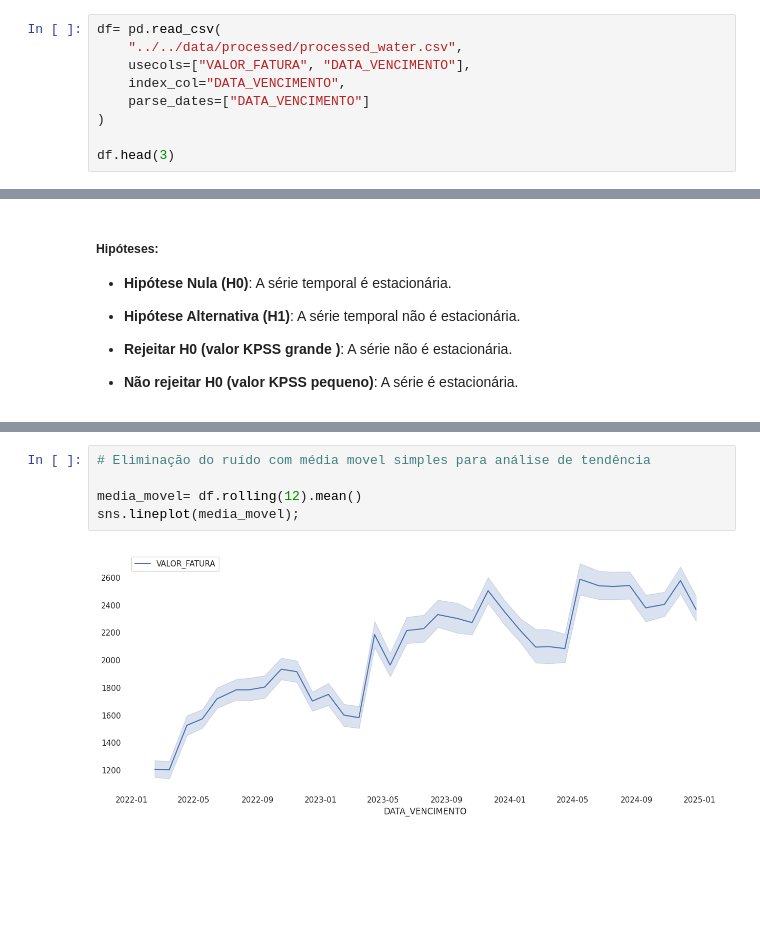
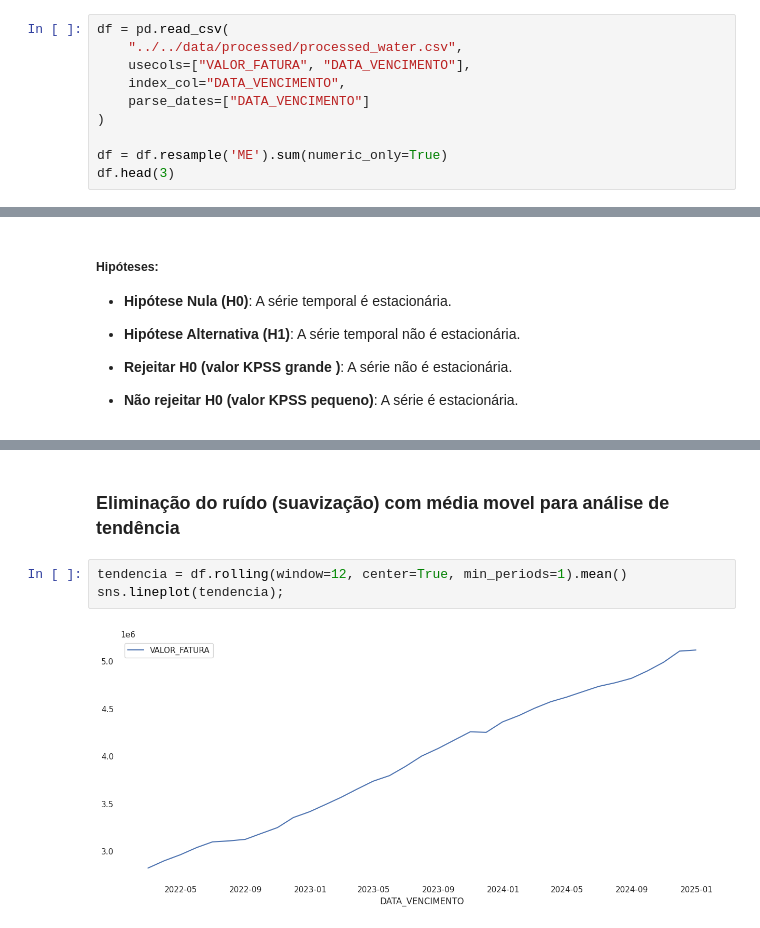
Before and after one commit to redsonlopez/forecast_water, a Jupyter notebook: notebooks/models/forecast_water.ipynb, the cells around one changed output, grey strips where cells are left out. Saved outputs shown, nothing was run; the diff lists cells and outputs as text; blank space fills up the shorter version.

```diff
--- a/notebooks/models/forecast_water.ipynb
+++ b/notebooks/models/forecast_water.ipynb
@@ -27,13 +27,14 @@ set_seaborn()
 # %% [markdown]
 ### Carregamento e pré-visualização dos dados
 # %%
-df= pd.read_csv(
+df = pd.read_csv(
     "../../data/processed/processed_water.csv",
     usecols=["VALOR_FATURA", "DATA_VENCIMENTO"],
     index_col="DATA_VENCIMENTO",
     parse_dates=["DATA_VENCIMENTO"]
 )
 
+df = df.resample('ME').sum(numeric_only=True)
 df.head(3)
 # %% [output]
 |  | VALOR_FATURA |
@@ -151,7 +144,7 @@ sns.lineplot(e_ruido);
+# %% [markdown]
+### Eliminação do ruído (suavização) com média movel para análise de tendência
 # %%
-# Eliminação do ruído com média movel simples para análise de tendência
-
-media_movel= df.rolling(12).mean()
-sns.lineplot(media_movel);
+tendencia = df.rolling(window=12, center=True, min_periods=1).mean()
+sns.lineplot(tendencia);
 # %% [output]
-[figure, old version]
+[figure, new version]
```
Also changed, not shown: parts of 13 cells of this notebook.
